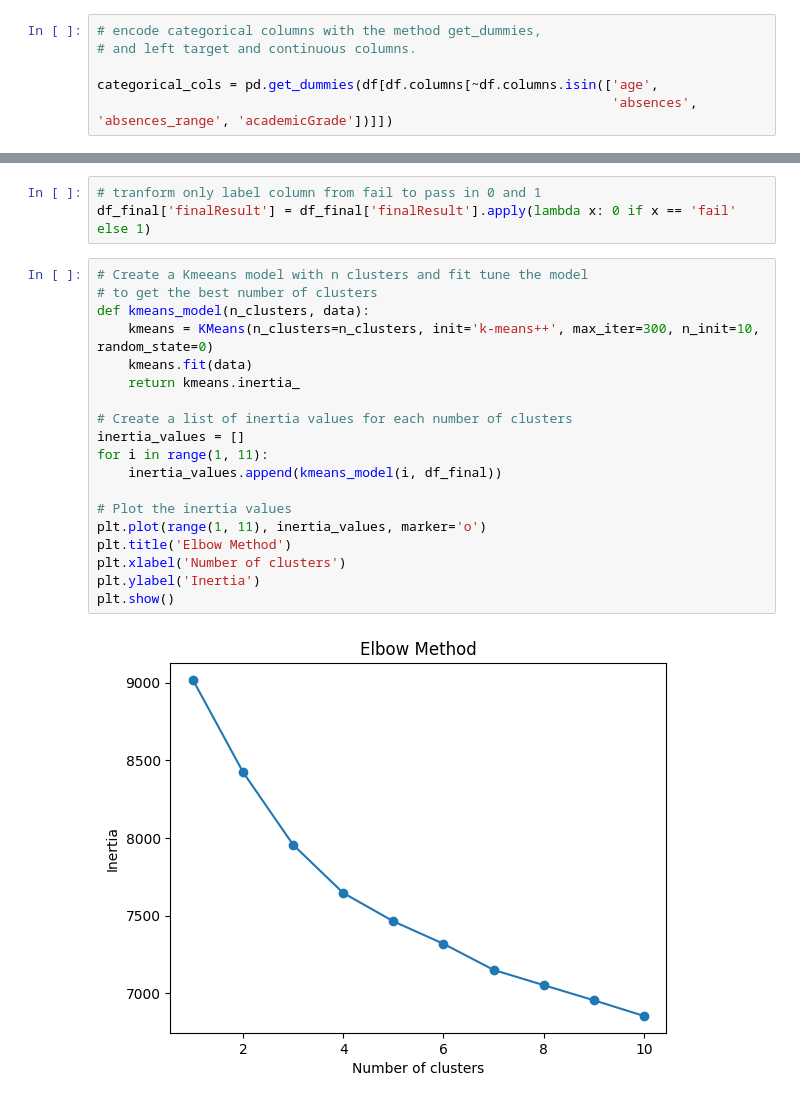
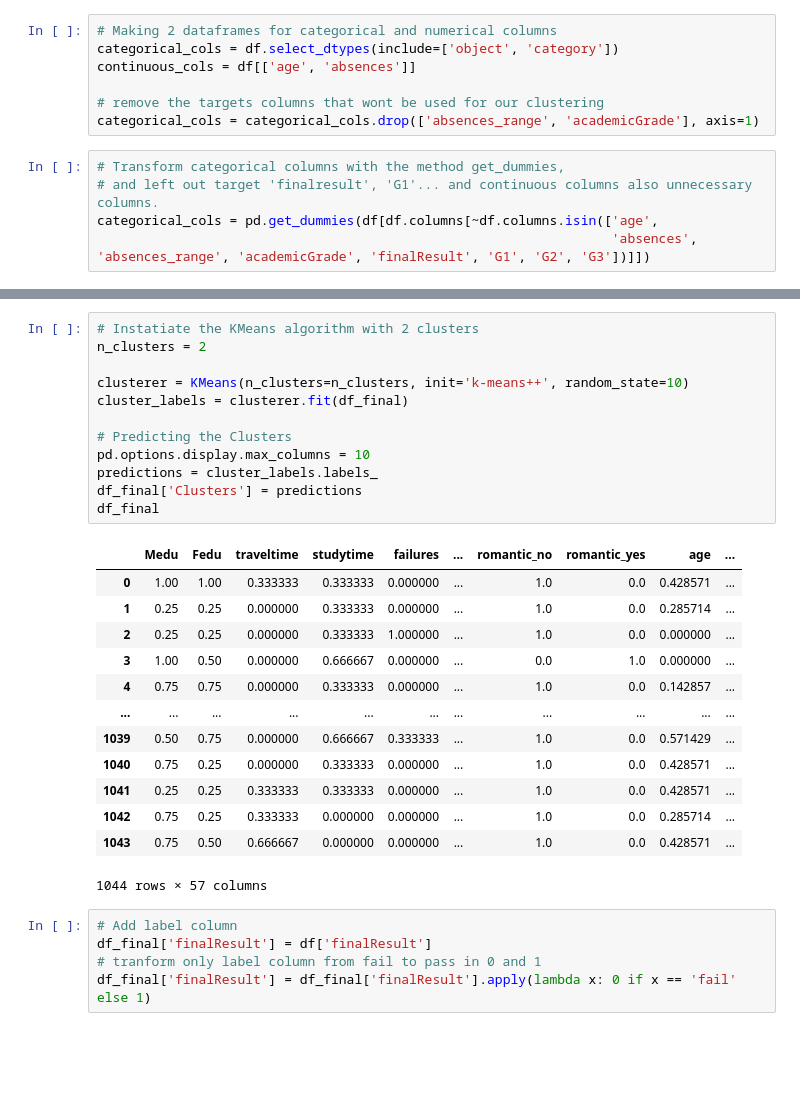
Before and after one commit to 75andybermond/Predict_Student_Performance, a Jupyter notebook: cluster.ipynb, the cells around one changed output, grey strips where cells are left out. Saved outputs shown, nothing was run; the diff lists cells and outputs as text; blank space fills up the shorter version.

```diff
--- a/cluster.ipynb
+++ b/cluster.ipynb
@@ -35,7 +26,13 @@ Categorical columns           : ['school', 'sex', 'address', 'famsize', 'Pstatus
+# %%
+# Making 2 dataframes for categorical and numerical columns
+categorical_cols = df.select_dtypes(include=['object', 'category'])
+continuous_cols = df[['age', 'absences']]
+
+# remove the targets columns that wont be used for our clustering
+categorical_cols = categorical_cols.drop(['absences_range', 'academicGrade'], axis=1)
 # %%
-# encode categorical columns with the method get_dummies,
-# and left target and continuous columns.
-
+# Transform categorical columns with the method get_dummies,
+# and left out target 'finalresult', 'G1'... and continuous columns also unnecessary columns.
 categorical_cols = pd.get_dummies(df[df.columns[~df.columns.isin(['age',
-                                                                  'absences', 'absences_range', 'academicGrade'])]])
+                                                                  'absences', 'absences_range', 'academicGrade', 'finalResult', 'G1', 'G2', 'G3'])]])
 # %%
@@ -52,24 +161,31 @@ df_final['finalResult'] = df['finalResult']
+# %%
+# Instatiate the KMeans algorithm with 2 clusters
+n_clusters = 2
+
+clusterer = KMeans(n_clusters=n_clusters, init='k-means++', random_state=10)
+cluster_labels = clusterer.fit(df_final)
+
+# Predicting the Clusters
+pd.options.display.max_columns = 10
+predictions = cluster_labels.labels_
+df_final['Clusters'] = predictions
+df_final
+# %% [output]
+|  | Medu | Fedu | traveltime | studytime | failures | ... | romantic_no | romantic_yes | age | ... |
+| 0 | 1.00 | 1.00 | 0.333333 | 0.333333 | 0.000000 | ... | 1.0 | 0.0 | 0.428571 | ... |
+| 1 | 0.25 | 0.25 | 0.000000 | 0.333333 | 0.000000 | ... | 1.0 | 0.0 | 0.285714 | ... |
+| 2 | 0.25 | 0.25 | 0.000000 | 0.333333 | 1.000000 | ... | 1.0 | 0.0 | 0.000000 | ... |
+| 3 | 1.00 | 0.50 | 0.000000 | 0.666667 | 0.000000 | ... | 0.0 | 1.0 | 0.000000 | ... |
+| 4 | 0.75 | 0.75 | 0.000000 | 0.333333 | 0.000000 | ... | 1.0 | 0.0 | 0.142857 | ... |
+| ... | ... | ... | ... | ... | ... | ... | ... | ... | ... | ... |
+| 1039 | 0.50 | 0.75 | 0.000000 | 0.666667 | 0.333333 | ... | 1.0 | 0.0 | 0.571429 | ... |
+| 1040 | 0.75 | 0.25 | 0.000000 | 0.333333 | 0.000000 | ... | 1.0 | 0.0 | 0.428571 | ... |
+| 1041 | 0.25 | 0.25 | 0.333333 | 0.333333 | 0.000000 | ... | 1.0 | 0.0 | 0.428571 | ... |
+| 1042 | 0.75 | 0.25 | 0.333333 | 0.000000 | 0.000000 | ... | 1.0 | 0.0 | 0.285714 | ... |
+| 1043 | 0.75 | 0.50 | 0.666667 | 0.000000 | 0.000000 | ... | 1.0 | 0.0 | 0.428571 | ... |
+1044 rows × 57 columns
 # %%
+# Add label column
+df_final['finalResult'] = df['finalResult']
 # tranform only label column from fail to pass in 0 and 1
 df_final['finalResult'] = df_final['finalResult'].apply(lambda x: 0 if x == 'fail' else 1)
-# %%
-# Create a Kmeeans model with n clusters and fit tune the model
-# to get the best number of clusters
-def kmeans_model(n_clusters, data):
-    kmeans = KMeans(n_clusters=n_clusters, init='k-means++', max_iter=300, n_init=10, random_state=0)
-    kmeans.fit(data)
-    return kmeans.inertia_
-
-# Create a list of inertia values for each number of clusters
-inertia_values = []
-for i in range(1, 11):
-    inertia_values.append(kmeans_model(i, df_final))
-
-# Plot the inertia values
-plt.plot(range(1, 11), inertia_values, marker='o')
-plt.title('Elbow Method')
-plt.xlabel('Number of clusters')
-plt.ylabel('Inertia')
-plt.show()
-# %% [output]
-[figure, removed]
```
Also changed, not shown: parts of 11 cells of this notebook, 1 other file.
